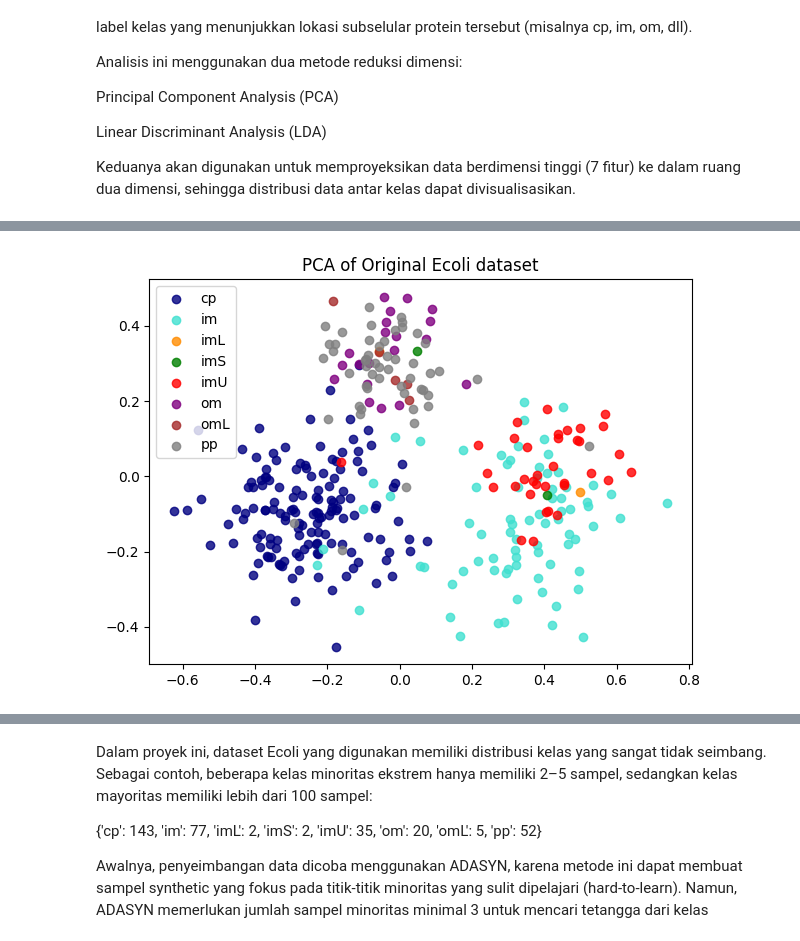
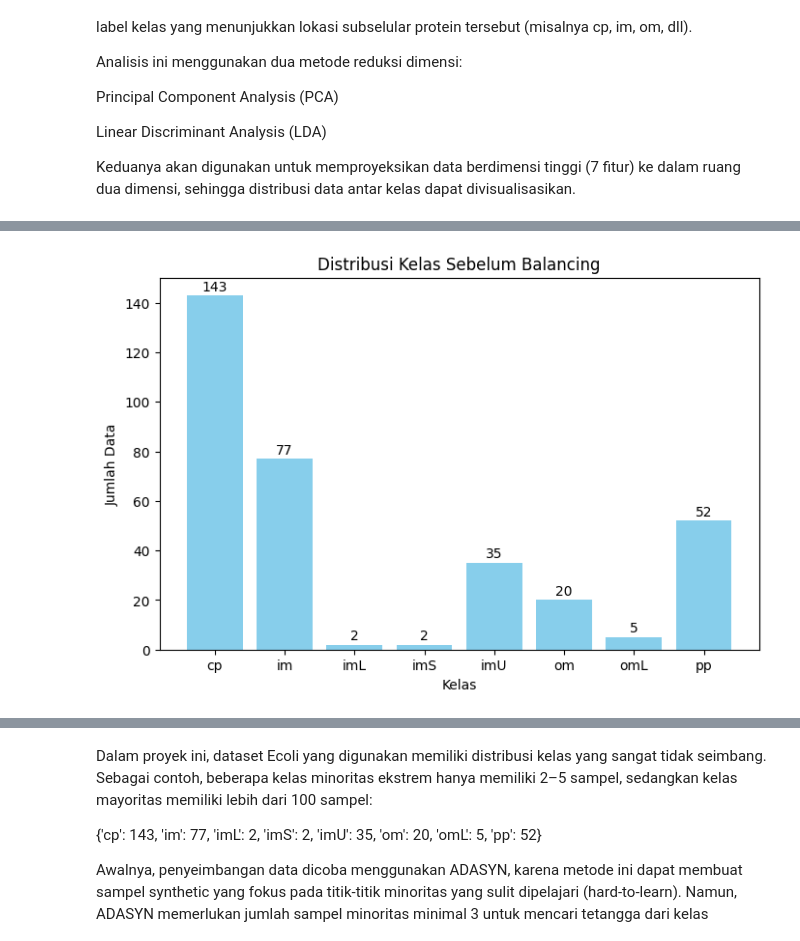
Before and after one commit to rafimumtaz/PSD, a Jupyter notebook: tugas1/_build/jupyter_execute/PCA-LDA.ipynb, the cells around one changed output, grey strips where cells are left out. Drawn from its saved outputs; the diff is of its cells as text; code cells hidden in the pictures.

```diff
--- a/tugas1/_build/jupyter_execute/PCA-LDA.ipynb
+++ b/tugas1/_build/jupyter_execute/PCA-LDA.ipynb
@@ -14,10 +14,14 @@ Keduanya akan digunakan untuk memproyeksikan data berdimensi tinggi (7 fitur) ke
 import pandas as pd
 import matplotlib.pyplot as plt
 from sklearn.decomposition import PCA
-from sklearn.preprocessing import LabelEncoder
+from sklearn.preprocessing import LabelEncoder, StandardScaler
 from sqlalchemy import create_engine
 from imblearn.over_sampling import SMOTE
 import numpy as np
+from sklearn.naive_bayes import GaussianNB
+from sklearn.model_selection import train_test_split
+from sklearn.metrics import classification_report, confusion_matrix, accuracy_score
+import seaborn as sns
 
 # === KONEKSI KE MYSQL ===
 engine = create_engine("mysql+pymysql://root:@localhost/ecoli")
@@ -37,38 +41,58 @@ le = LabelEncoder()
 y = le.fit_transform(y_raw)
 target_names = le.classes_
 
+# Standarisasi fitur (Naive Bayes bisa lebih stabil dengan ini)
+scaler = StandardScaler()
+X = scaler.fit_transform(X)
+
+# === Distribusi kelas sebelum balancing ===
+unique, counts = np.unique(y, return_counts=True)
+dist_before = dict(zip(le.classes_, counts))
+print("Distribusi kelas sebelum balancing:", dist_before)
+
+plt.figure(figsize=(8,5))
+plt.bar(dist_before.keys(), dist_before.values(), color="skyblue")
+for i, val in enumerate(dist_before.values()):
+    plt.text(i, val+2, str(val), ha='center')
+plt.title("Distribusi Kelas Sebelum Balancing")
+plt.xlabel("Kelas")
+plt.ylabel("Jumlah Data")
+plt.show()
+
 # === PCA DATA ASLI ===
 pca = PCA(n_components=2)
 X_r = pca.fit(X).transform(X)
 
-# === PLOT DATA ASLI ===
 plt.figure(figsize=(7,5))
 colors = ["navy","turquoise","darkorange","green","red","purple","brown","gray"]
 for color, i, target_name in zip(colors, range(len(target_names)), target_names):
     plt.scatter(X_r[y == i, 0], X_r[y == i, 1], color=color, alpha=0.8, label=target_name)
-
 plt.legend(loc="best")
 plt.title("PCA of Original Ecoli dataset")
 plt.show()
-
-unique, counts = np.unique(y, return_counts=True)
-print("Distribusi kelas sebelum balancing:", dict(zip(le.classes_, counts)))
 
 # === SMOTE untuk penyeimbangan data ===
 smote = SMOTE(random_state=42, k_neighbors=1)
 X_res, y_res = smote.fit_resample(X, y)
 
-print("Jumlah sampel sebelum balancing:", len(y))
-print("Jumlah sampel sesudah balancing:", len(y_res))
+# Distribusi kelas sesudah balancing
+unique_res, counts_res = np.unique(y_res, return_counts=True)
+dist_after = dict(zip(le.inverse_transform(unique_res), counts_res))
+print("Distribusi kelas sesudah balancing:", dist_after)
 
-# identifikasi mana data synthetic
-n_original = len(X)
-is_synthetic = np.array([False]*n_original + [True]*(len(X_res)-n_original))
+plt.figure(figsize=(8,5))
+plt.bar(dist_after.keys(), dist_after.values(), color="lightgreen")
+for i, val in enumerate(dist_after.values()):
+    plt.text(i, val+2, str(val), ha='center')
+plt.title("Distribusi Kelas Sesudah Balancing (SMOTE)")
+plt.xlabel("Kelas")
+plt.ylabel("Jumlah Data")
+plt.show()
 
 # === PCA DATA BALANCED ===
 X_r_bal = pca.fit(X_res).transform(X_res)
+is_synthetic = np.array([False]*len(y) + [True]*(len(X_res)-len(y)))
 
-# === PLOT DATA BALANCED ===
 plt.figure(figsize=(7,5))
 for color, i, target_name in zip(colors, range(len(target_names)), target_names):
     # titik asli
@@ -83,10 +107,47 @@ for color, i, target_name in zip(colors, range(len(target_names)), target_names)
         X_r_bal[(y_res == i) & (is_synthetic == True), 1],
         color=color, alpha=0.6, marker="x", label=f"{target_name} (synthetic)"
     )
-
 plt.legend(loc="best", fontsize=8)
 plt.title("PCA of Balanced Ecoli dataset (SMOTE)")
 plt.show()
+
+# === KLASIFIKASI SEBELUM BALANCING ===
+X_train, X_test, y_train, y_test = train_test_split(X, y, test_size=0.3, random_state=42, stratify=y)
+clf_before = GaussianNB()
+clf_before.fit(X_train, y_train)
+y_pred_before = clf_before.predict(X_test)
+
+print("\n=== Evaluasi Naive Bayes Sebelum Balancing ===")
+print("Akurasi:", accuracy_score(y_test, y_pred_before))
+print(classification_report(y_test, y_pred_before, target_names=target_names, zero_division=0))
+
+# Confusion Matrix sebelum balancing
+plt.figure(figsize=(7,5))
+sns.heatmap(confusion_matrix(y_test, y_pred_before), annot=True, fmt="d",
+            xticklabels=target_names, yticklabels=target_names, cmap="Blues")
+plt.title("Confusion Matrix Sebelum Balancing")
+plt.xlabel("Predicted")
+plt.ylabel("Actual")
+plt.show()
+
+# === KLASIFIKASI SESUDAH BALANCING ===
+X_train_res, X_test_res, y_train_res, y_test_res = train_test_split(X_res, y_res, test_size=0.3, random_state=42, stratify=y_res)
+clf_after = GaussianNB()
+clf_after.fit(X_train_res, y_train_res)
+y_pred_after = clf_after.predict(X_test_res)
+
+print("\n=== Evaluasi Naive Bayes Sesudah Balancing ===")
+print("Akurasi:", accuracy_score(y_test_res, y_pred_after))
+print(classification_report(y_test_res, y_pred_after, target_names=target_names, zero_division=0))
+
+# Confusion Matrix sesudah balancing
+plt.figure(figsize=(7,5))
+sns.heatmap(confusion_matrix(y_test_res, y_pred_after), annot=True, fmt="d",
+            xticklabels=target_names, yticklabels=target_names, cmap="Greens")
+plt.title("Confusion Matrix Sesudah Balancing (SMOTE)")
+plt.xlabel("Predicted")
+plt.ylabel("Actual")
+plt.show()
 # %% [output]
    id_protein  feature1  feature2  feature3  feature4  feature5  feature6  \
 0   AAT_ECOLI      0.49      0.29      0.48       0.5      0.56      0.24
@@ -104 +166 @@ plt.show()
-[figure, old version]
+[figure, new version]
```
Also changed, not shown: parts of 1 cell of this notebook, 30 other files.
